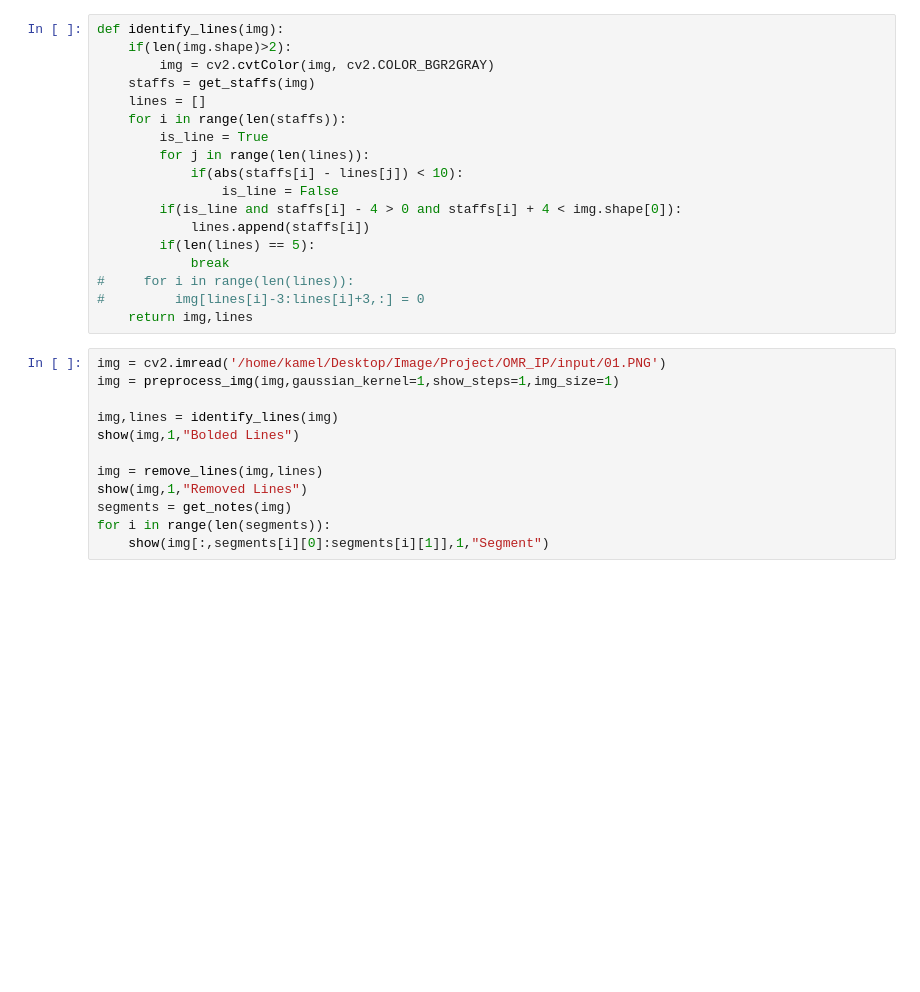
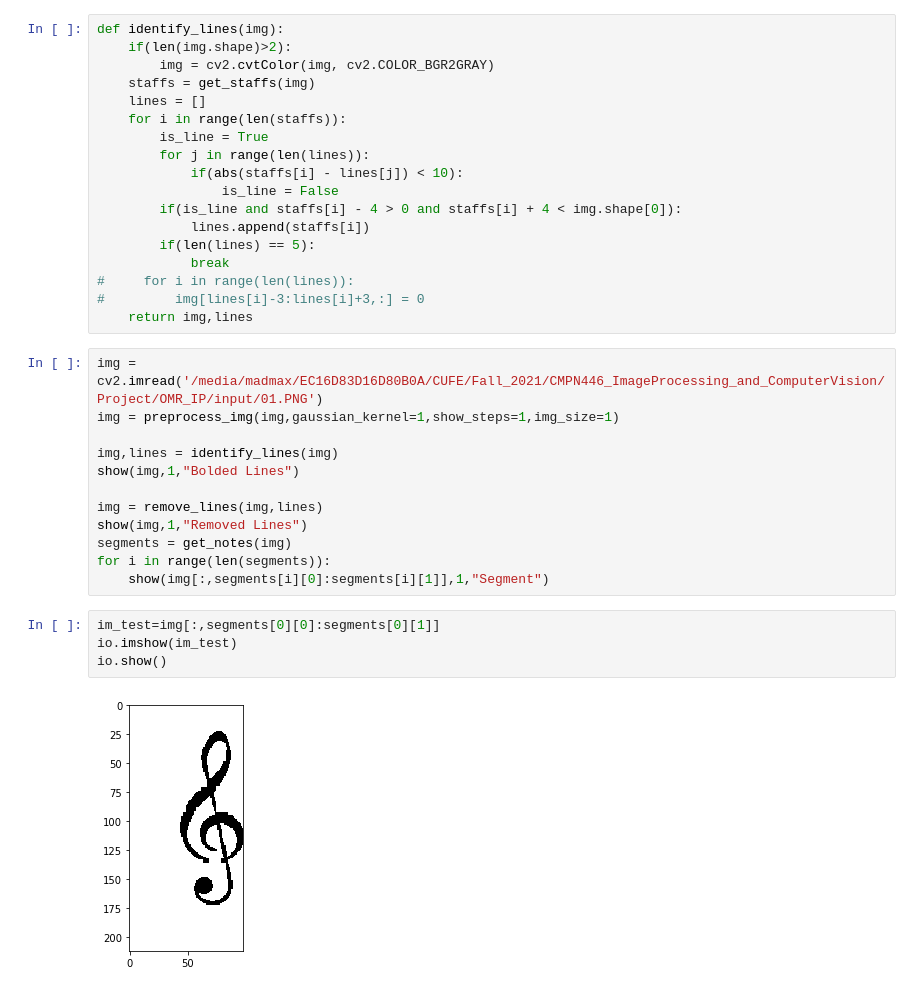
Before and after one commit to kamelMohsen/OMR_IP, a Jupyter notebook: students-work/1162325/CRD-17/image_preprocessing.ipynb, the cells around one changed output. Saved outputs shown, nothing was run; the diff lists cells and outputs as text; blank space fills up the shorter version.

```diff
--- a/students-work/1162325/CRD-17/image_preprocessing.ipynb
+++ b/students-work/1162325/CRD-17/image_preprocessing.ipynb
@@ -229,7 +226,7 @@ def identify_lines(img):
 #         img[lines[i]-3:lines[i]+3,:] = 0
     return img,lines
 # %%
-img = cv2.imread('/home/kamel/Desktop/Image/Project/OMR_IP/input/01.PNG')
+img = cv2.imread('/media/madmax/EC16D83D16D80B0A/CUFE/Fall_2021/CMPN446_ImageProcessing_and_ComputerVision/Project/OMR_IP/input/01.PNG')
 img = preprocess_img(img,gaussian_kernel=1,show_steps=1,img_size=1)
 
 img,lines = identify_lines(img)
@@ -240,3 +237,9 @@ show(img,1,"Removed Lines")
 segments = get_notes(img)
 for i in range(len(segments)):
     show(img[:,segments[i][0]:segments[i][1]],1,"Segment")
+# %%
+im_test=img[:,segments[0][0]:segments[0][1]]
+io.imshow(im_test)
+io.show()
+# %% [output]
+[figure, added]
```
Also changed, not shown: parts of 3 cells of this notebook.
